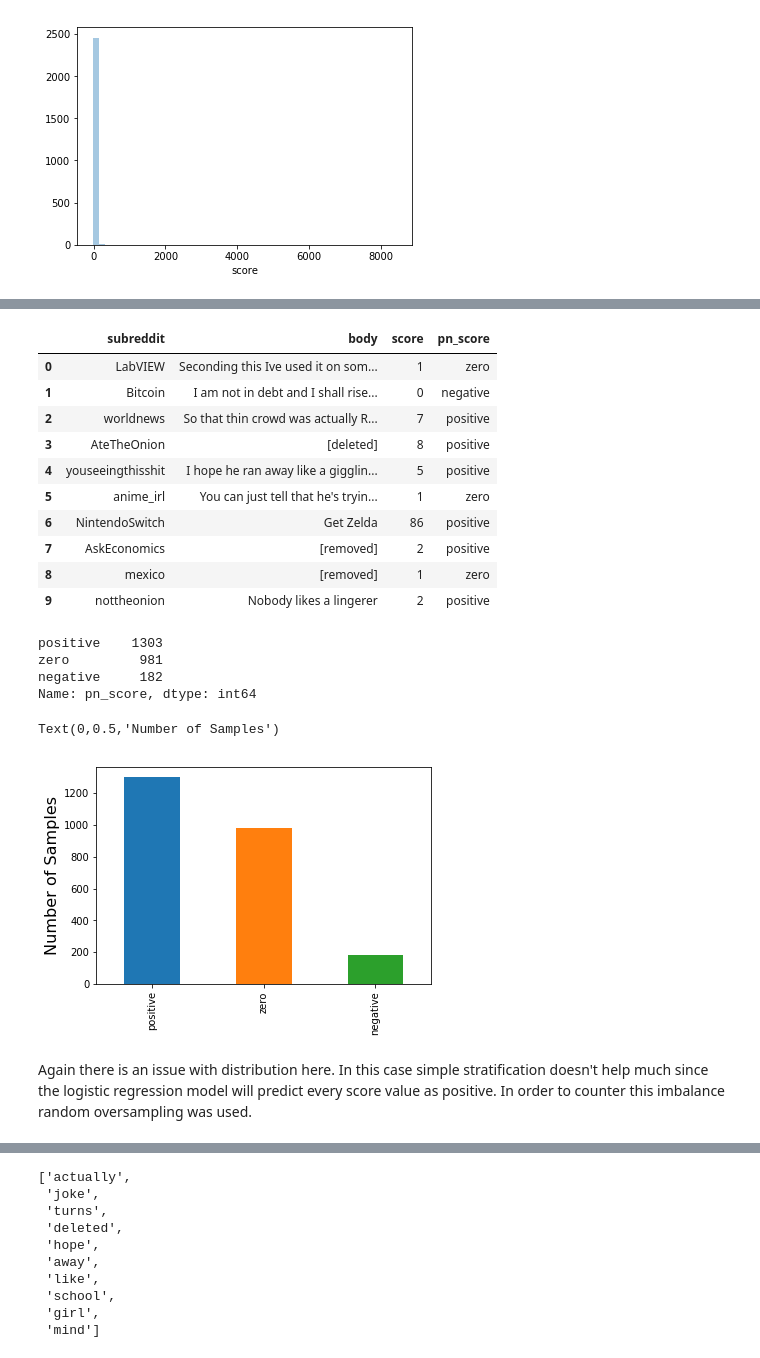
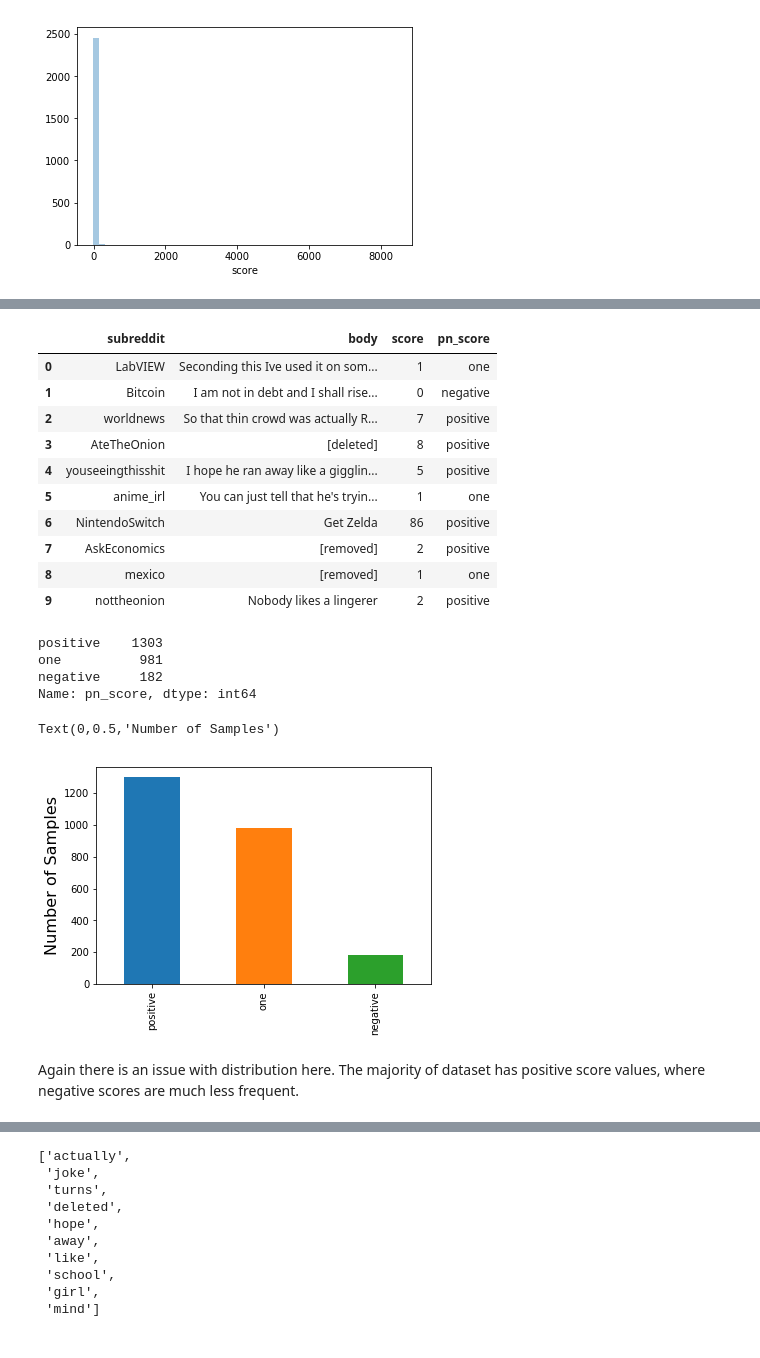
Before and after one commit to AlexHartford/redditscore, a Jupyter notebook: python/redditscore.ipynb, the cells around one changed output, grey strips where cells are left out. Drawn from its saved outputs; the diff is of its cells as text; code cells hidden in the pictures.

```diff
--- a/python/redditscore.ipynb
+++ b/python/redditscore.ipynb
@@ -135,26 +175,26 @@ In order to do this we created a seperate column with those values.
 # %%
 df['pn_score'] = ""
 
 for i in df['score'].index:
     if  df['score'].at[i] > 1:
         df['pn_score'].at[i] = 'positive'
     elif float(df['score'].at[i]) <= 0:
         df['pn_score'].at[i] = 'negative'
     else:
-        df['pn_score'].at[i] = 'zero'
+        df['pn_score'].at[i] = 'one'
 
 df.head(10)
 # %% [output]
 |  | subreddit | body | score | pn_score |
-| 0 | LabVIEW | Seconding this Ive used it on som... | 1 | zero |
+| 0 | LabVIEW | Seconding this Ive used it on som... | 1 | one |
 | 1 | Bitcoin | I am not in debt and I shall rise... | 0 | negative |
 | 2 | worldnews | So that thin crowd was actually R... | 7 | positive |
 | 3 | AteTheOnion | [deleted] | 8 | positive |
 | 4 | youseeingthisshit | I hope he ran away like a gigglin... | 5 | positive |
-| 5 | anime_irl | You can just tell that he's tryin... | 1 | zero |
+| 5 | anime_irl | You can just tell that he's tryin... | 1 | one |
 | 6 | NintendoSwitch | Get Zelda | 86 | positive |
 | 7 | AskEconomics | [removed] | 2 | positive |
-| 8 | mexico | [removed] | 1 | zero |
+| 8 | mexico | [removed] | 1 | one |
 | 9 | nottheonion | Nobody likes a lingerer | 2 | positive |
 # %%
 pn_counts = df['pn_score'].value_counts()
@@ -163,10 +203,10 @@ pn_counts.plot.bar()
 plt.ylabel("Number of Samples", fontsize=16)
 # %% [output]
 positive    1303
-zero         981
+one          981
 negative     182
 Name: pn_score, dtype: int64
 Text(0,0.5,'Number of Samples')
 [figure]
-# %% [markdown]
-Again there is an issue with distribution here. In this case simple stratification doesn't help much since the logistic regression model will predict every score value as positive. In order to counter this imbalance random oversampling was used.
+# %% [markdown]
+Again there is an issue with distribution here. The majority of dataset has positive score values, where negative scores are much less frequent.
```
Also changed, not shown: parts of 38 cells of this notebook.
